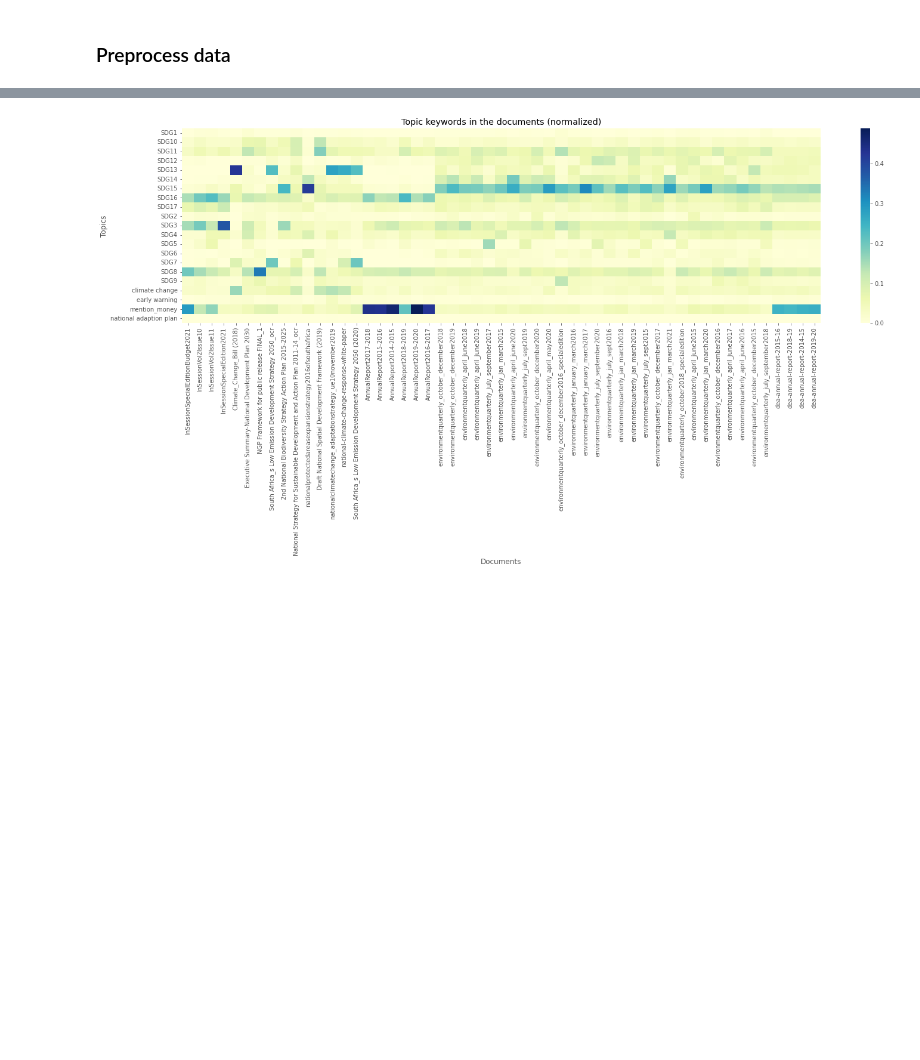
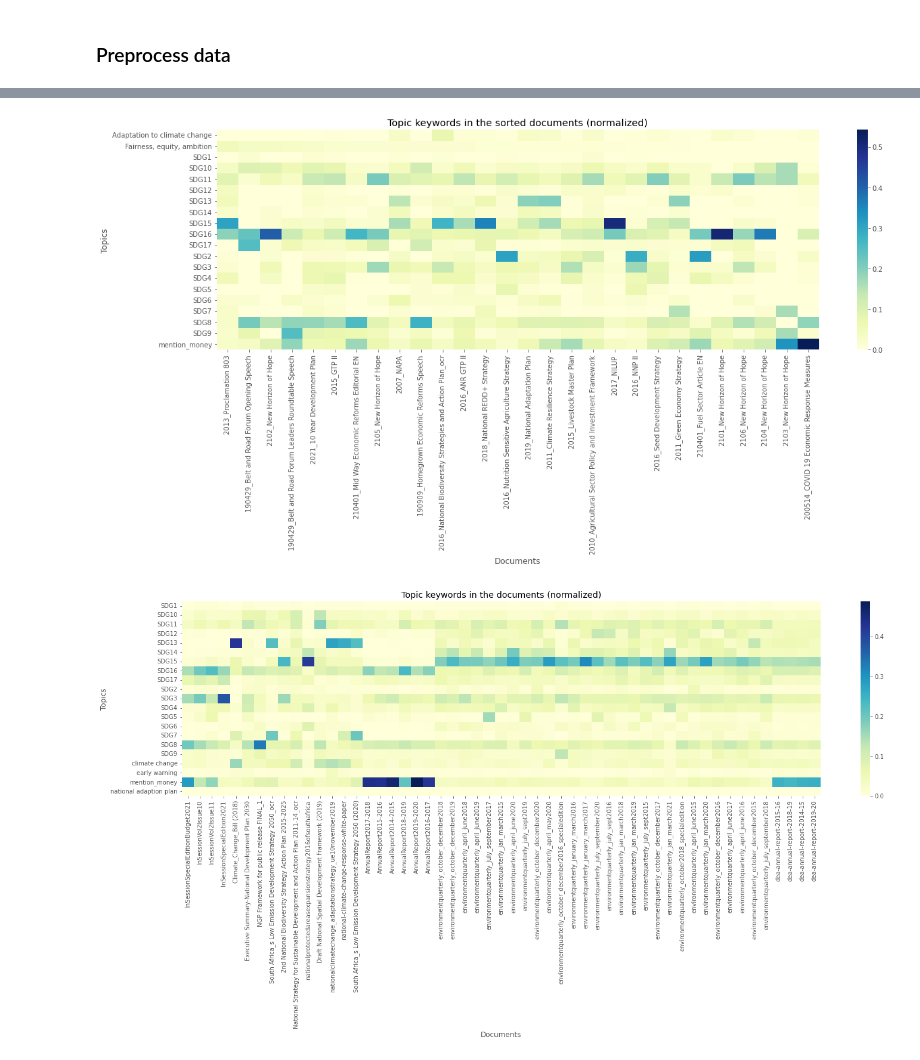
Before and after one commit to rsgier/Hack4Good-GIZ_policy, a Jupyter notebook: code/GIZ Data Exploration-for_presentation.ipynb, the cells around one changed output, grey strips where cells are left out. Saved outputs shown, nothing was run; the diff lists cells and outputs as text; code cells hidden in the pictures; blank space fills up the shorter version.

```diff
--- a/code/GIZ Data Exploration-for_presentation.ipynb
+++ b/code/GIZ Data Exploration-for_presentation.ipynb
@@ -537,0 +523,9 @@ plt.show()
+# %%
+normed_by_col_sum = corpus_summary_df.div(corpus_summary_df.sum(axis=0), axis=1).round(3)
+#sorted_df = normed_by_col_sum.T.sort_values(by=['climate change'], ascending=False)
+sorted_df = normed_by_col_sum.T.sort_values(by=['Fairness, equity, ambition'], ascending=False)
+normed_by_col_sum.head()
+
+#normed_by_col_sum_corr = corpus_summary_df_corr.div(corpus_summary_df_corr.sum(axis=0), axis=1).round(3)
+#sorted_df_corr = normed_by_col_sum_corr.T.sort_values(by=['climate change'], ascending=False)
+#normed_by_col_sum_corr.head()
@@ -538,3 +540,20 @@ plt.show()
+# %%
+#make heatmap of plot above
+plt.figure(figsize=(20, 6)) #16, 6
+ax = sns.heatmap(sorted_df.T,
+                 #annot=True, #fmt="d",
+                 cmap="YlGnBu")
+plt.xlabel("Documents")
+plt.ylabel("Topics")
+#ax.yaxis.tick_right()
+#ax.yaxis.set_label_position("right")
+title = ("Topic keywords in the sorted documents (normalized)")
+plt.title(title)
+file_name=(title + (' all doc Ethiopia v1.png'))
+plt.savefig((plot_folder+file_name), dpi=300, bbox_inches='tight')
+plt.show()
+# %% [output]
+[figure, added]
 # %%
 plt.figure(figsize=(24,6)) #16, 6
 ax = sns.heatmap(normed_by_col_sum,
```
Also changed, not shown: parts of 30 cells of this notebook.
